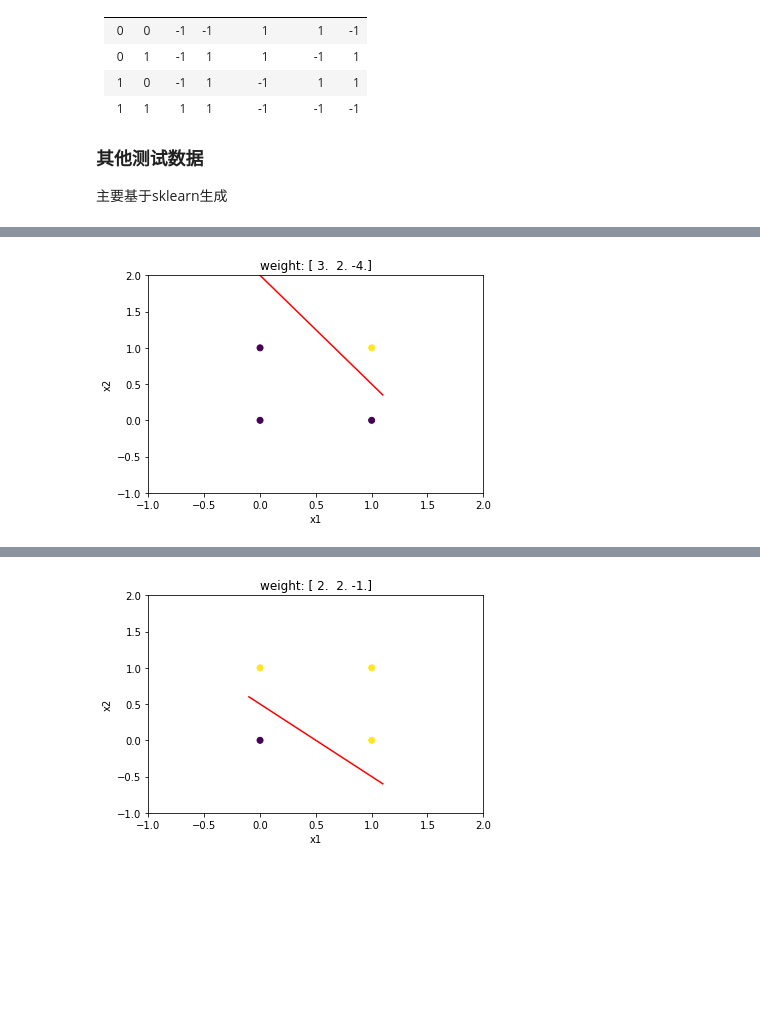
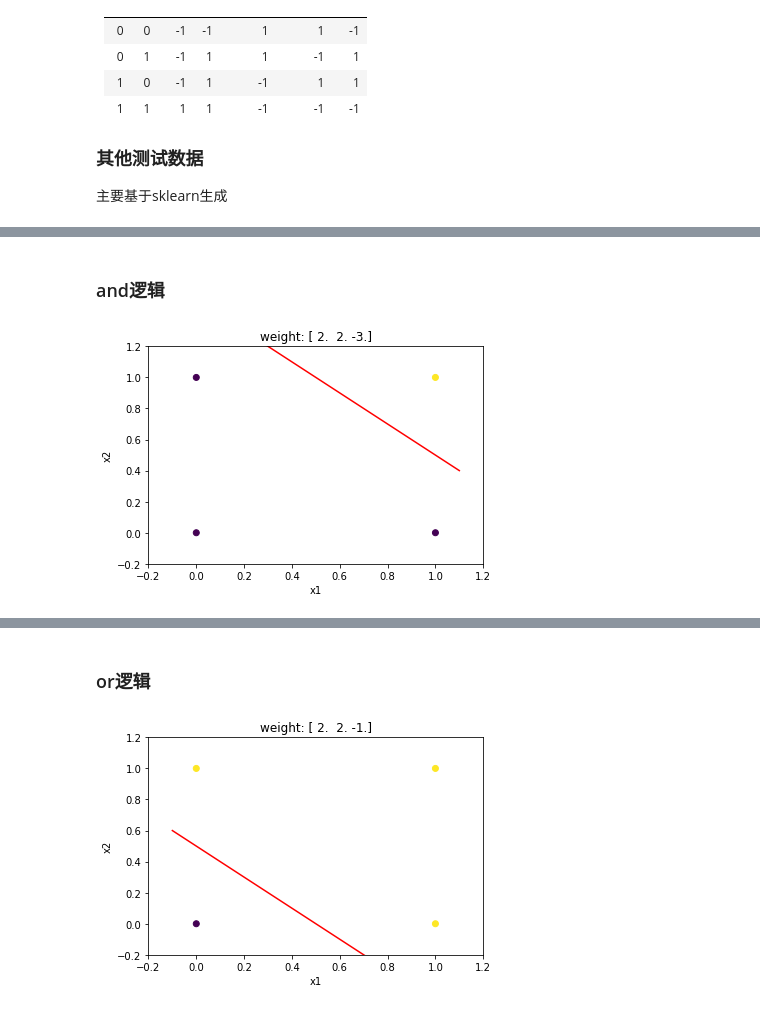
Before and after one commit to koolo233/NeuralNetworks, a Jupyter notebook: Perceptron.ipynb, the cells around one changed output, grey strips where cells are left out. Cells and saved outputs as stored; diff of their text form; code cells hidden in the pictures; blank space fills up the shorter version.

```diff
--- a/Perceptron.ipynb
+++ b/Perceptron.ipynb
@@ -189,8 +226,8 @@ class Perceptron(object):
 
         plt.plot(point_x_1_list, point_x_2_list, "-r")
 
-        plt.xlim(-1, 2)
-        plt.ylim(-1, 2)
+        plt.xlim(input_x_1_range[0]-0.2*x_1_len, input_x_1_range[1]+0.2*x_1_len)
+        plt.ylim(input_x_2_range[0]-0.2*x_2_len, input_x_2_range[1]+0.2*x_2_len)
         plt.xlabel("x1")
         plt.ylabel("x2")
         plt.title("weight: {}".format(self.omega_list))
@@ -249,11 +286,22 @@ class DataCreator(object):
         return x_list, y_list
 
     @staticmethod
-    def get_moon_data():
-        pass
+    def get_moon_data(sample_num, noise=0.05):
+        x_list, y_list = make_moons(sample_num, noise=noise, random_state=1024)
+        y_list = y_list * 2 - 1
+        return x_list, y_list
+
+    @staticmethod
+    def get_blob_data(sample_num, std=0.6):
+        x_list, y_list = make_blobs(n_samples=sample_num, centers=2,
+                                    cluster_std=0.6, random_state=1024)
+        y_list = y_list * 2 - 1
+        return x_list, y_list
 # %%
 # 正式测试
 %matplotlib inline
+# %% [markdown]
+### and逻辑
 # %%
 # and
 
@@ -261,39 +309,41 @@ class DataCreator(object):
 preceptron_model = Perceptron(eta=1)
 # 数据生成器
 data_loader = DataCreator()
 # 最大训练次数
 max_loop = 1e3
 
 # 获取训练数据
 train_x, train_y = data_loader.get_and_data()
 train_num = len(train_x)
 # 循环次数
 train_loop = 0
 
 while True:
-    sample_ind = train_loop % train_num
+    sample_ind = random.randint(0, 3)
     input_x = train_x[sample_ind].copy()
     output_y = train_y[sample_ind]
     # display.clear_output(wait=True)
     # plt.pause(0.1)
 
     if preceptron_model.train(input_x, output_y):
         preceptron_model.draw(train_x, train_y)
     train_loop += 1
 
     # 测试是否分类完成
     if preceptron_model.test(train_x, train_y) or train_loop == max_loop:
         break
 
 preceptron_model.draw(train_x, train_y)
 preceptron_model.create_gif("add_perceptron")
 plt.show()
 # %% [output]
-[figure, old version]
+[figure, new version]
 # %% [markdown]
 ### 训练动图
 
 ![add](https://raw.githubusercontent.com/koolo233/NeuralNetworks/main/images/add_perceptron.gif "segment")
+# %% [markdown]
+### or逻辑
 # %%
 # or
 
@@ -311,7 +361,7 @@ train_num = len(train_x)
 train_loop = 0
 
 while True:
-    sample_ind = train_loop % train_num
+    sample_ind = random.randint(0, 3)
     input_x = train_x[sample_ind].copy()
     output_y = train_y[sample_ind]
     # display.clear_output(wait=True)
@@ -330,7 +380,7 @@ preceptron_model.draw(train_x, train_y)
 preceptron_model.create_gif("or_perceptron")
 plt.show()
 # %% [output]
-[figure, old version]
+[figure, new version]
 # %% [markdown]
 ### 结果展示
 
```
Also changed, not shown: parts of 20 cells of this notebook, 7 other files.
